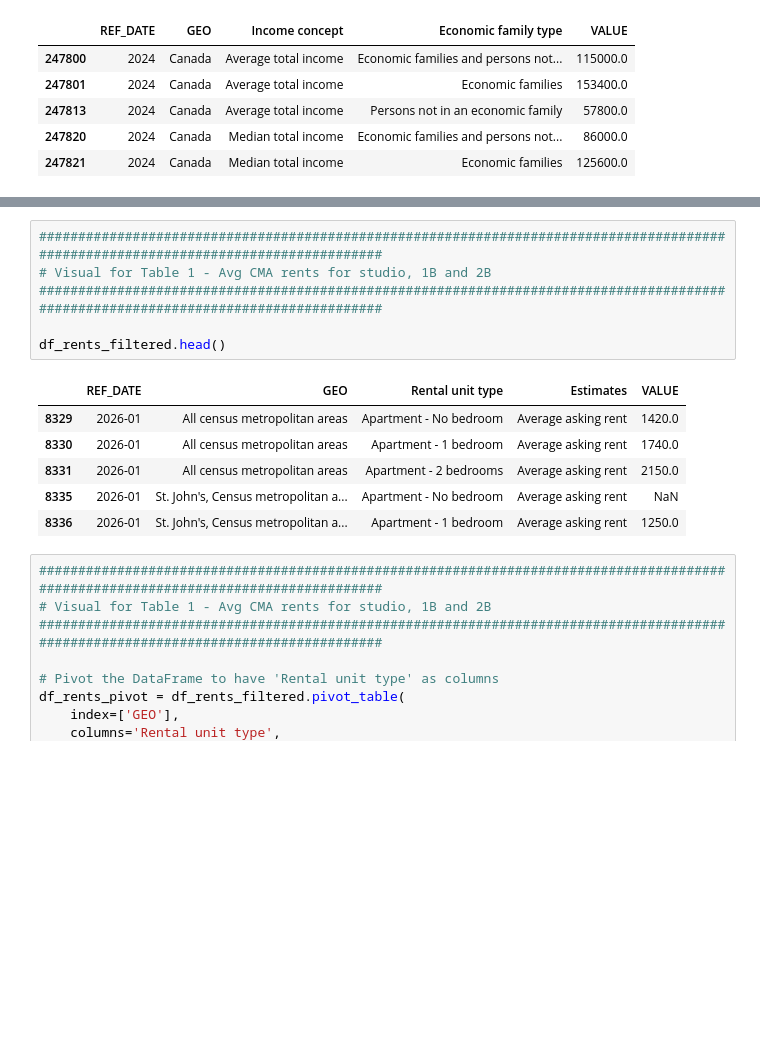
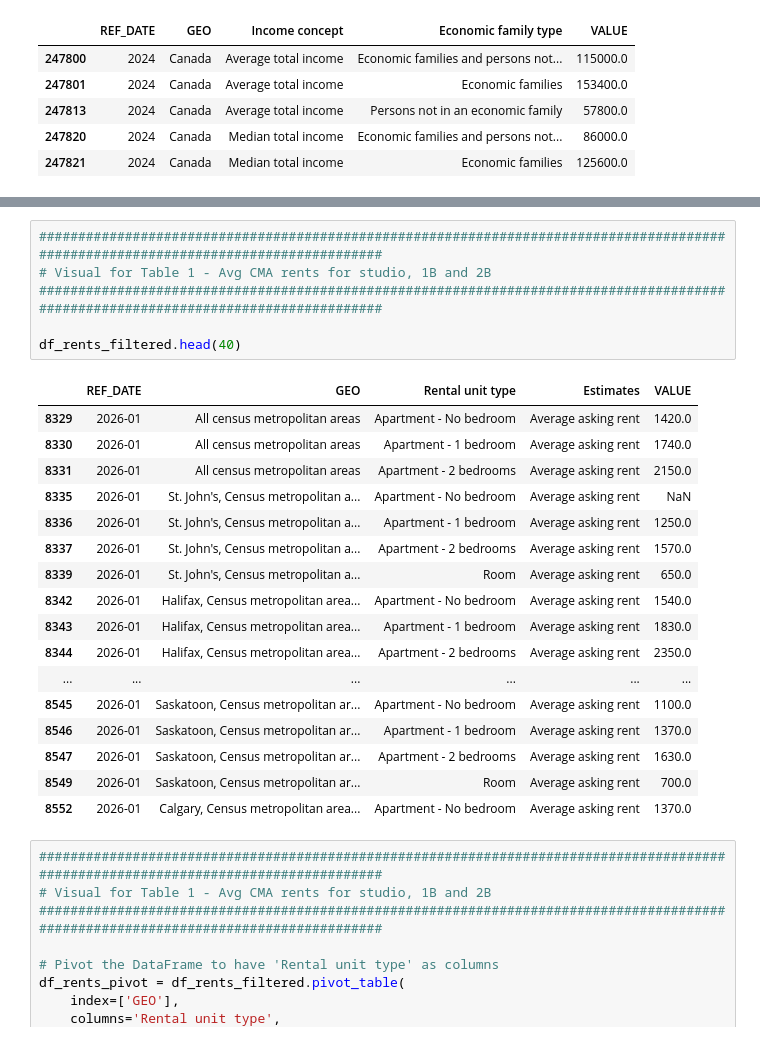
Before and after one commit to tonHS/Canadian_Real_Estate_Stats, a Jupyter notebook: Canadian_Housing_Stats.ipynb, the cells around one changed output, grey strips where cells are left out. Cells and saved outputs as stored; diff of their text form; blank space fills up the shorter version.

```diff
--- a/Canadian_Housing_Stats.ipynb
+++ b/Canadian_Housing_Stats.ipynb
@@ -280,16 +371,27 @@ df_singles_income.head(5)
 # %%
 ####################################################################################################################################
 # Visual for Table 1 - Avg CMA rents for studio, 1B and 2B
 ####################################################################################################################################
 
-df_rents_filtered.head()
+df_rents_filtered.head(40)
 # %% [output]
 |  | REF_DATE | GEO | Rental unit type | Estimates | VALUE |
 | 8329 | 2026-01 | All census metropolitan areas | Apartment - No bedroom | Average asking rent | 1420.0 |
 | 8330 | 2026-01 | All census metropolitan areas | Apartment - 1 bedroom | Average asking rent | 1740.0 |
 | 8331 | 2026-01 | All census metropolitan areas | Apartment - 2 bedrooms | Average asking rent | 2150.0 |
 | 8335 | 2026-01 | St. John's, Census metropolitan a... | Apartment - No bedroom | Average asking rent | NaN |
 | 8336 | 2026-01 | St. John's, Census metropolitan a... | Apartment - 1 bedroom | Average asking rent | 1250.0 |
+| 8337 | 2026-01 | St. John's, Census metropolitan a... | Apartment - 2 bedrooms | Average asking rent | 1570.0 |
+| 8339 | 2026-01 | St. John's, Census metropolitan a... | Room | Average asking rent | 650.0 |
+| 8342 | 2026-01 | Halifax, Census metropolitan area... | Apartment - No bedroom | Average asking rent | 1540.0 |
+| 8343 | 2026-01 | Halifax, Census metropolitan area... | Apartment - 1 bedroom | Average asking rent | 1830.0 |
+| 8344 | 2026-01 | Halifax, Census metropolitan area... | Apartment - 2 bedrooms | Average asking rent | 2350.0 |
+| ... | ... | ... | ... | ... | ... |
+| 8545 | 2026-01 | Saskatoon, Census metropolitan ar... | Apartment - No bedroom | Average asking rent | 1100.0 |
+| 8546 | 2026-01 | Saskatoon, Census metropolitan ar... | Apartment - 1 bedroom | Average asking rent | 1370.0 |
+| 8547 | 2026-01 | Saskatoon, Census metropolitan ar... | Apartment - 2 bedrooms | Average asking rent | 1630.0 |
+| 8549 | 2026-01 | Saskatoon, Census metropolitan ar... | Room | Average asking rent | 700.0 |
+| 8552 | 2026-01 | Calgary, Census metropolitan area... | Apartment - No bedroom | Average asking rent | 1370.0 |
 # %%
 ####################################################################################################################################
 # Visual for Table 1 - Avg CMA rents for studio, 1B and 2B
```
Also changed, not shown: parts of 6 cells of this notebook.
